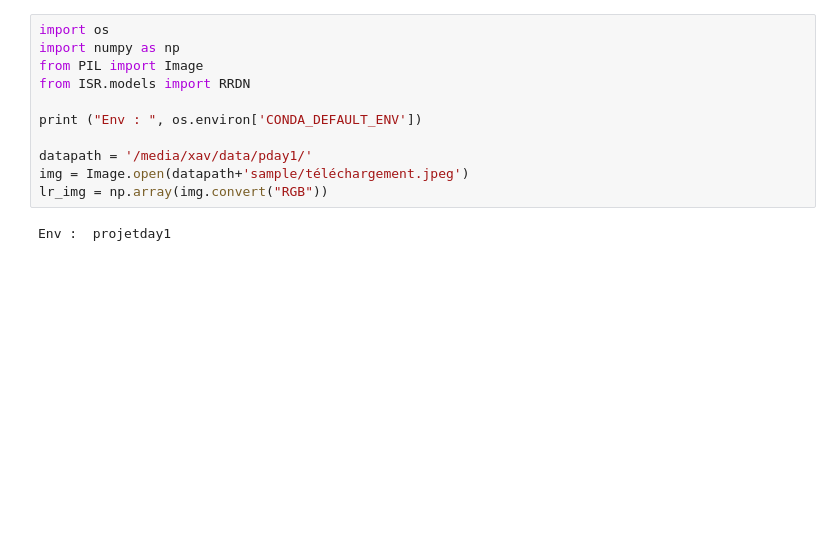
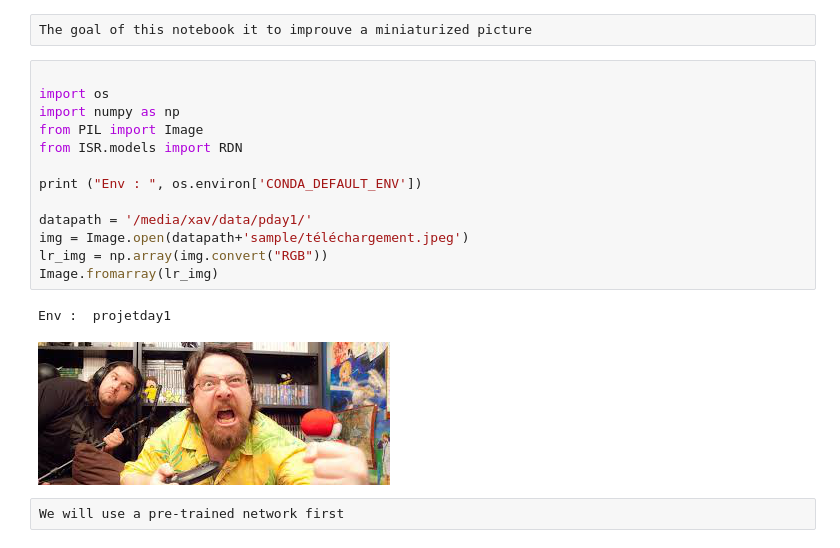
Before and after one commit to XavierDELPIERRE/day1, a Jupyter notebook: pday1.ipynb, the cells around one changed output. Drawn from its saved outputs; the diff is of its cells as text; blank space fills up the shorter version.

```diff
--- a/pday1.ipynb
+++ b/pday1.ipynb
@@ -1,14 +1,21 @@
+# %% [raw]
+The goal of this notebook it to improuve a miniaturized picture
 # %%
+
 import os
 import numpy as np
 from PIL import Image
-from ISR.models import RRDN
+from ISR.models import RDN
 
 print ("Env : ", os.environ['CONDA_DEFAULT_ENV'])
 
 datapath = '/media/xav/data/pday1/'
 img = Image.open(datapath+'sample/téléchargement.jpeg')
 lr_img = np.array(img.convert("RGB"))
+Image.fromarray(lr_img)
 # %% [output]
 Env :  projetday1
+[figure, added]
+# %% [raw]
+We will use a pre-trained network first
 # %%
```
Also changed, not shown: parts of 9 cells of this notebook.
